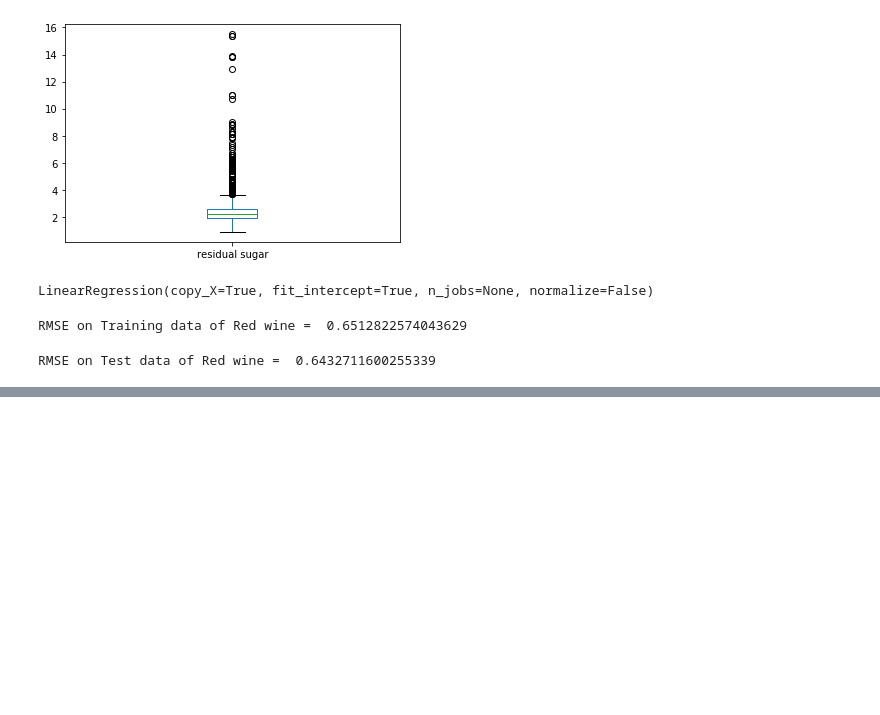
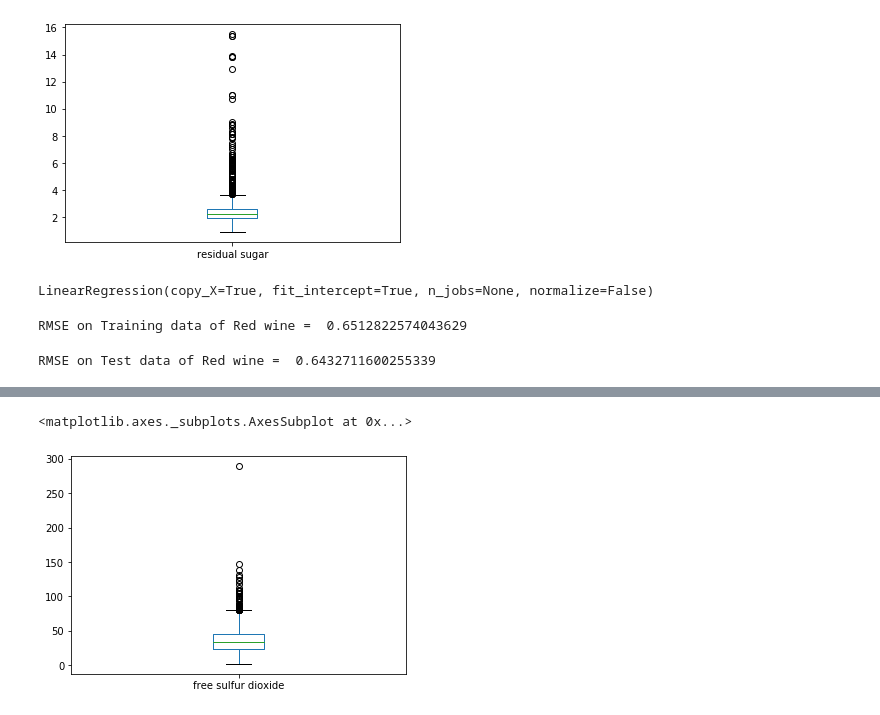
Before and after one commit to mihirkumar02/winePrediction, a Jupyter notebook: winePrediction.ipynb, the cells around one changed output, grey strips where cells are left out. Cells and saved outputs as stored; diff of their text form; code cells hidden in the pictures; blank space fills up the shorter version.

```diff
--- a/winePrediction.ipynb
+++ b/winePrediction.ipynb
@@ -197,0 +247,5 @@ RMSE on Test data of Red wine =  0.6432711600255339
+# %%
+white['free sulfur dioxide'].plot.box()
+# %% [output]
+<matplotlib.axes._subplots.AxesSubplot at 0x...>
+[figure, added]
```
Also changed, not shown: parts of 24 cells of this notebook.
